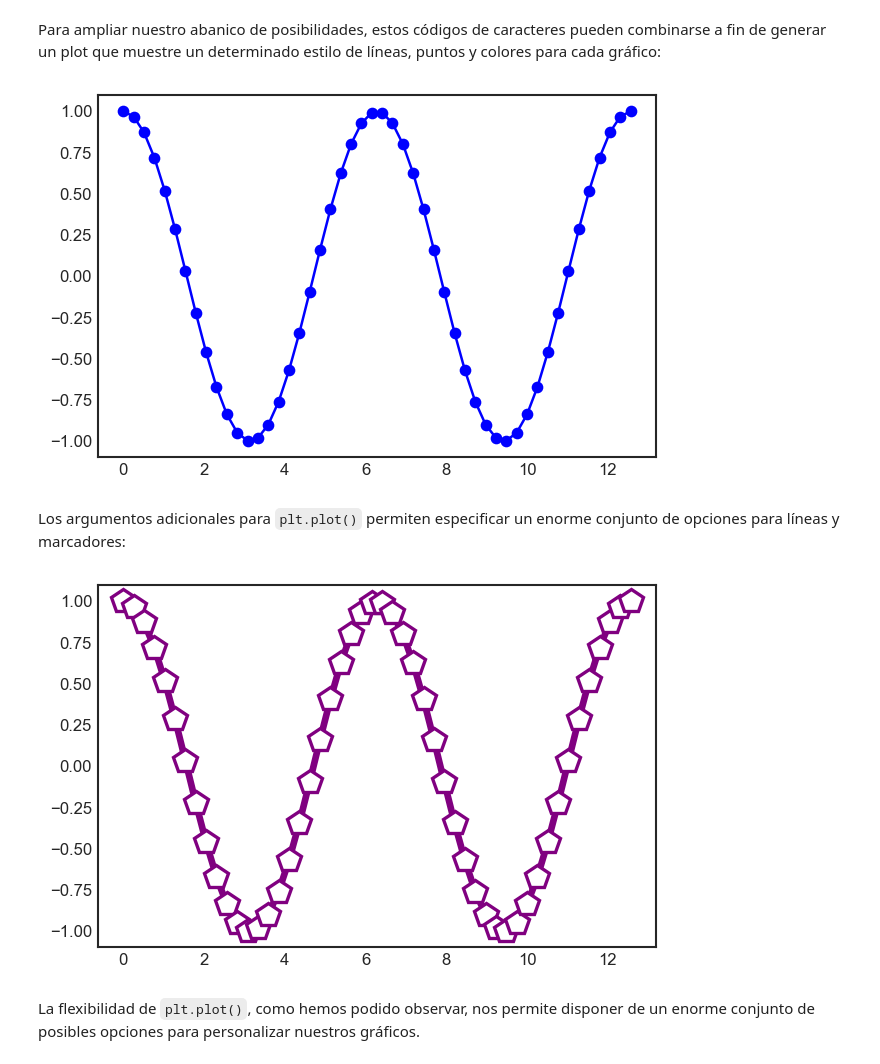
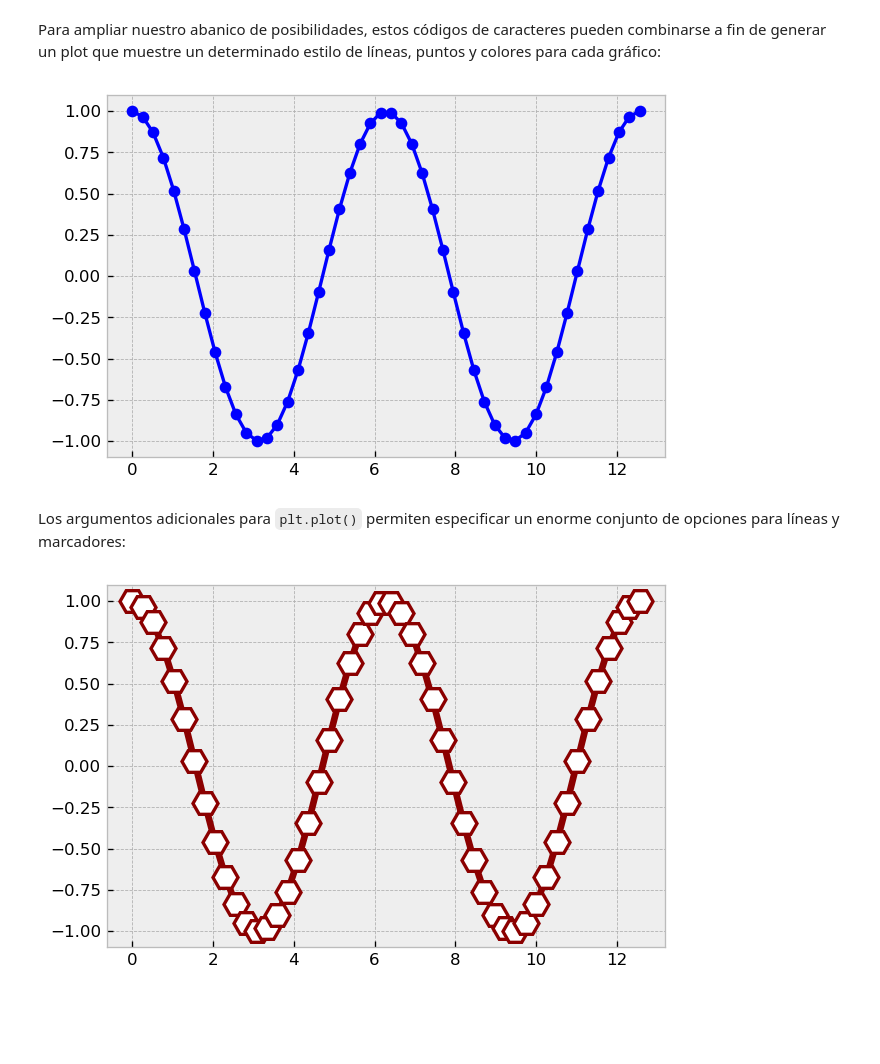
Before and after one commit to rquezadac/udd_data_analytics_lectures, a Jupyter notebook: seccion_03_matplotlib/clase_3_2.ipynb, the cells around one changed output. Drawn from its saved outputs; the diff is of its cells as text; code cells hidden in the pictures; blank space fills up the shorter version.

```diff
--- a/seccion_03_matplotlib/clase_3_2.ipynb
+++ b/seccion_03_matplotlib/clase_3_2.ipynb
@@ -8,8 +8,8 @@ Quizás el más sencillo de todos los gráficos que podamos realizar mediante el
 import matplotlib.pyplot as plt
 import numpy as np
 # %%
-# Setting de plantilla tipo ggplot (ggplot2 es la librería de graficación de R).
-plt.style.use("seaborn-white")
+# Setting de plantilla tipo "bmh".
+plt.style.use("bmh")
 # %% [markdown]
 Para todos los gráficos que construyamos en **Matplotlib**, en general, siempre comenzaremos creando dos objetos: La **figura** propiamente tal (mediante la función `plt.figure()`), y los *ejes* que corresponderán a las referencias absolutas de nuestro gráfico (mediante la función `plt.axes()`). Siempre podremos controlar la resolución de nuestra figura al definirla, añadiendo el argumento `dpi` a la función `plt.figure()` y un valor numérico que define la correspondiente densidad de puntos por pixel:
 # %%
@@ -276,17 +276,15 @@ Para ampliar nuestro abanico de posibilidades, estos códigos de caracteres pued
 plt.figure(dpi=120)
 plt.plot(x, np.cos(x), "ob-");
 # %% [output]
-[figure, old version]
+[figure, new version]
 # %% [markdown]
 Los argumentos adicionales para `plt.plot()` permiten especificar un enorme conjunto de opciones para líneas y marcadores:
 # %%
 # Más opciones de personalización.
 plt.figure(dpi=120)
 plt.plot(
-    x, np.cos(x), '-p', color='purple', markersize=15, linewidth=4,
-    markerfacecolor='white', markeredgecolor='purple', markeredgewidth=2
+    x, np.cos(x), '-H', color='darkred', markersize=15, linewidth=4,
+    markerfacecolor='white', markeredgecolor='darkred', markeredgewidth=2
 );
 # %% [output]
-[figure, old version]
+[figure, new version]
-# %% [markdown]
-La flexibilidad de `plt.plot()`, como hemos podido observar, nos permite disponer de un enorme conjunto de posibles opciones para personalizar nuestros gráficos.
```
Also changed, not shown: parts of 66 cells of this notebook, 3 other files.
